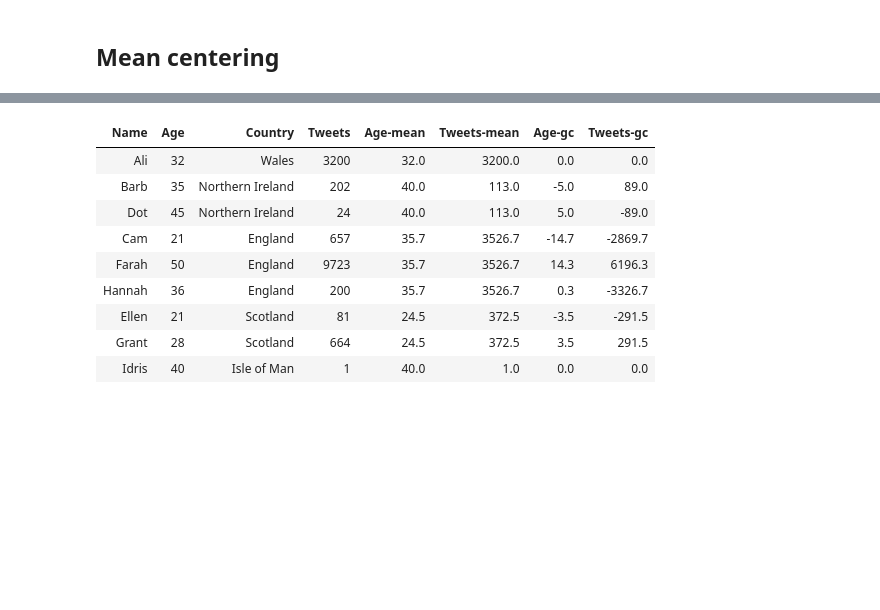
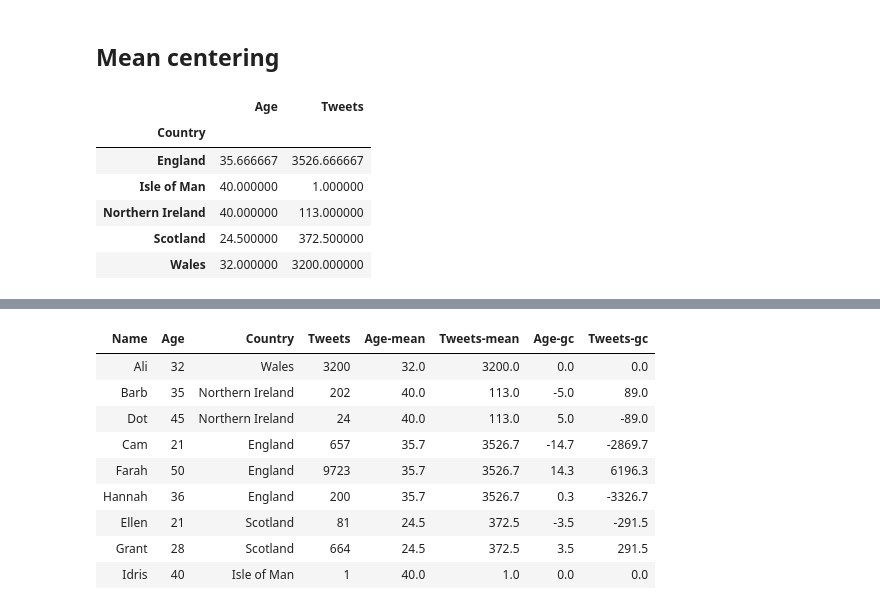
Before and after one commit to berniehogan/fsstds, a Jupyter notebook: chapters/Ch.05.MergingAndSQL.ipynb, the cells around one changed output, grey strips where cells are left out. Cells and saved outputs as stored; diff of their text form; code cells hidden in the pictures; blank space fills up the shorter version.

```diff
--- a/chapters/Ch.05.MergingAndSQL.ipynb
+++ b/chapters/Ch.05.MergingAndSQL.ipynb
@@ -421,3 +468,18 @@ display(people_df[['Country','Age','Tweets']]
 | Wales | 32.0 | 32.0 | 3200.0 | 3200.0 |
 # %% [markdown]
 ## Mean centering
+# %%
+group_df = (people_df[people_df.select_dtypes(include=['number'])
+                    .columns.union(['Country'])]
+                    .groupby('Country')
+                    .agg("mean"))
+
+display(group_df)
+# %% [output]
+|  | Age | Tweets |
+| Country |  |  |
+| England | 35.666667 | 3526.666667 |
+| Isle of Man | 40.000000 | 1.000000 |
+| Northern Ireland | 40.000000 | 113.000000 |
+| Scotland | 24.500000 | 372.500000 |
+| Wales | 32.000000 | 3200.000000 |
```
Also changed, not shown: parts of 11 cells of this notebook.
